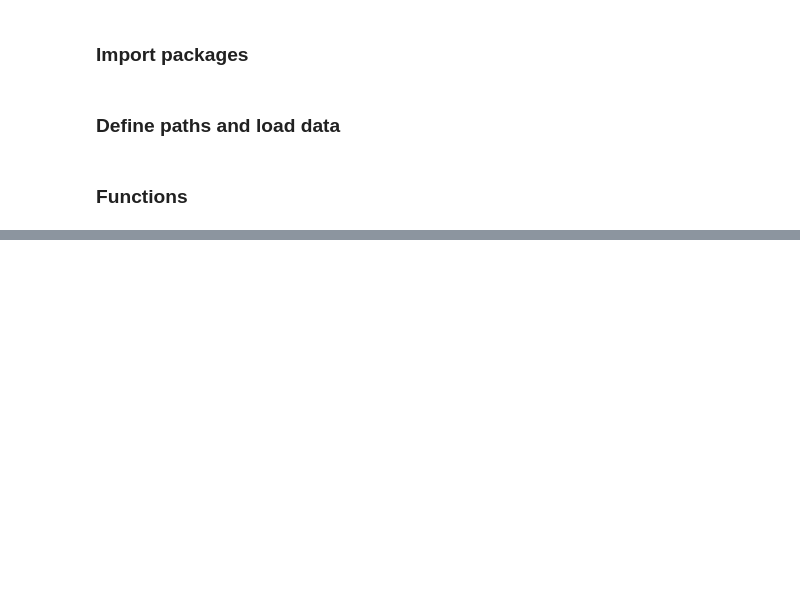
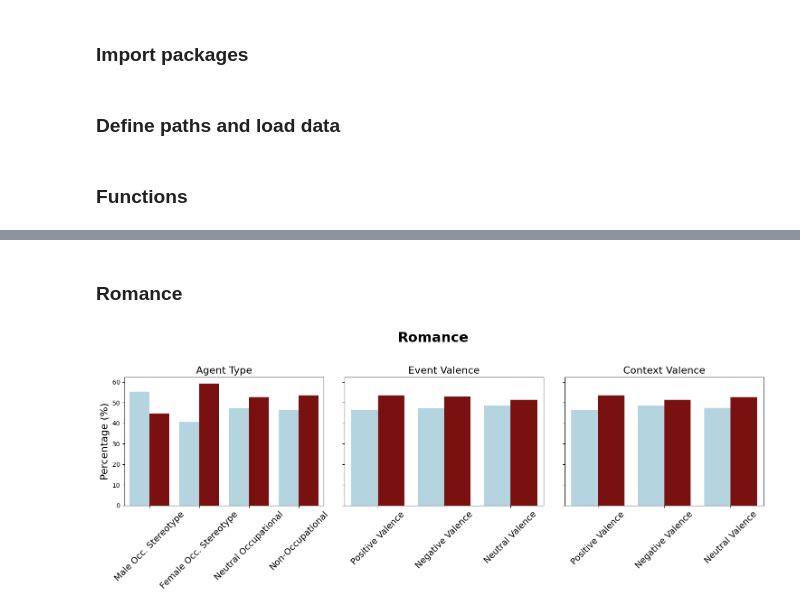
Before and after one commit to Idun9000/Gender-Stereotypes-in-LLM-generated-short-stories, a Jupyter notebook: notebooks/Gender bias analysis/gender_representation.ipynb, the cells around one changed output, grey strips where cells are left out. Saved outputs shown, nothing was run; the diff lists cells and outputs as text; code cells hidden in the pictures; blank space fills up the shorter version.

```diff
--- a/notebooks/Gender bias analysis/gender_representation.ipynb
+++ b/notebooks/Gender bias analysis/gender_representation.ipynb
@@ -166,0 +210,31 @@ plot_he_she_percentages(df_counts_lit_fiction_context, "Literary Fiction", "Cont
+# %% [markdown]
+### Romance
+# %%
+fig, axes = plt.subplots(1, 3, figsize=(15,6), sharey=True)
+
+plot_he_she_percentages(df_counts_romance_agent,
+                        "Romance",
+                        "Agent Type",
+                        axes[0])
+
+plot_he_she_percentages(df_counts_romance_event,
+                        "Romance",
+                        "Event Valence",
+                        axes[1])
+
+plot_he_she_percentages(df_counts_romance_context,
+                        "Romance",
+                        "Context Valence",
+                        axes[2])
+
+fig.suptitle("Romance",
+             fontsize=22,
+             fontweight="bold")
+
+for ax in axes:
+    ax.get_legend().remove()  # remove the subplot legend
+
+plt.tight_layout(rect=[0,0,1,0.95])
+plt.show()
+# %% [output]
+[figure, added]
```
Also changed, not shown: parts of 13 cells of this notebook, 7 other files.
